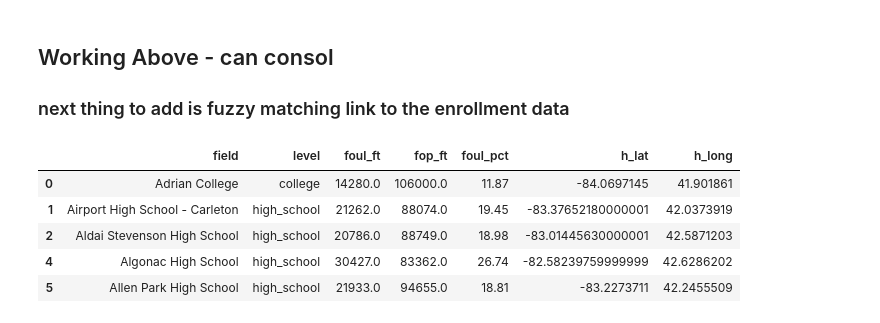
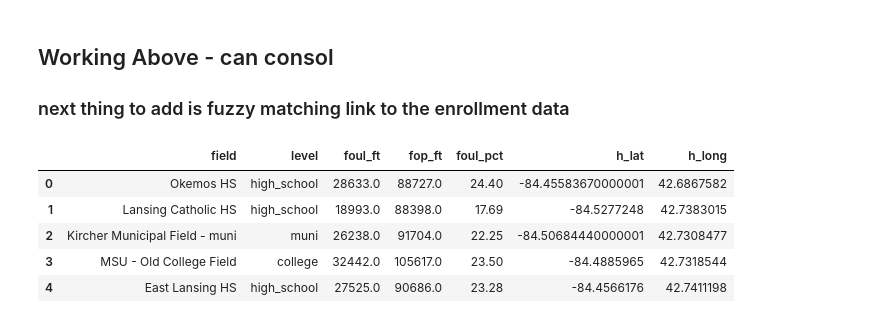
Before and after one commit to JSmith1826/BB_parks, a Jupyter notebook: ETL_notebook.ipynb, the cells around one changed output. Saved outputs shown, nothing was run; the diff lists cells and outputs as text; code cells hidden in the pictures.

Commit message:
end of 12-18, distance is working, ready to work on cleanly pulling enrollment data

```diff
--- a/ETL_notebook.ipynb
+++ b/ETL_notebook.ipynb
@@ -22,7 +22,7 @@ from area import area
 # %%
 #### Load data from kml file exported by Google Earth
 
-file_path = ('data\kml\My Places_dec_9_22.kml')
+file_path = ('data/kml/ballparks.kml')
 
 with open(file_path) as file:
 
@@ -148,13 +148,13 @@ df = df.drop(['home_plate'], axis=1)
 ### next thing to add is fuzzy matching link to the enrollment data
 # %%
 ### Output dataframe to use in tableau
-df.to_csv('data/tab_book.csv', index=False)
+df.to_csv('data/area.csv', index=False)
 
 df.head()
 # %% [output]
 |  | field | level | foul_ft | fop_ft | foul_pct | h_lat | h_long |
-| 0 | Adrian College | college | 14280.0 | 106000.0 | 11.87 | -84.0697145 | 41.901861 |
-| 1 | Airport High School - Carleton | high_school | 21262.0 | 88074.0 | 19.45 | -83.37652180000001 | 42.0373919 |
-| 2 | Aldai Stevenson High School | high_school | 20786.0 | 88749.0 | 18.98 | -83.01445630000001 | 42.5871203 |
-| 4 | Algonac High School | high_school | 30427.0 | 83362.0 | 26.74 | -82.58239759999999 | 42.6286202 |
-| 5 | Allen Park High School | high_school | 21933.0 | 94655.0 | 18.81 | -83.2273711 | 42.2455509 |
+| 0 | Okemos HS | high_school | 28633.0 | 88727.0 | 24.40 | -84.45583670000001 | 42.6867582 |
+| 1 | Lansing Catholic HS | high_school | 18993.0 | 88398.0 | 17.69 | -84.5277248 | 42.7383015 |
+| 2 | Kircher Municipal Field - muni | muni | 26238.0 | 91704.0 | 22.25 | -84.50684440000001 | 42.7308477 |
+| 3 | MSU - Old College Field | college | 32442.0 | 105617.0 | 23.50 | -84.4885965 | 42.7318544 |
+| 4 | East Lansing HS | high_school | 27525.0 | 90686.0 | 23.28 | -84.4566176 | 42.7411198 |
```
Also changed, not shown: parts of 1 cell of this notebook, 19 other files.
